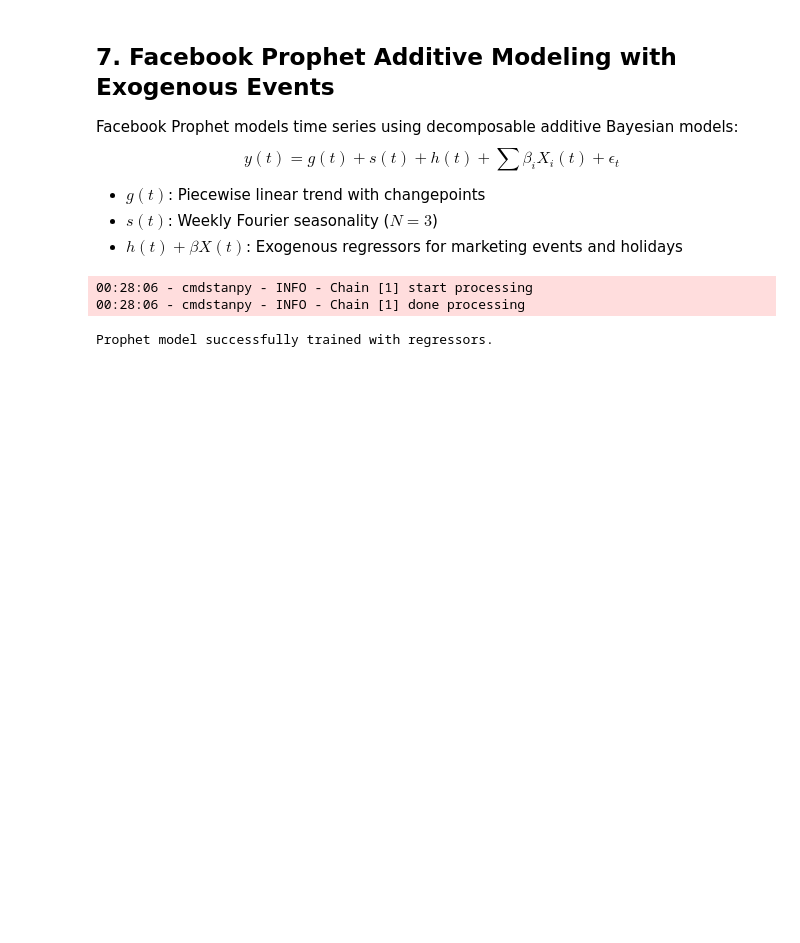
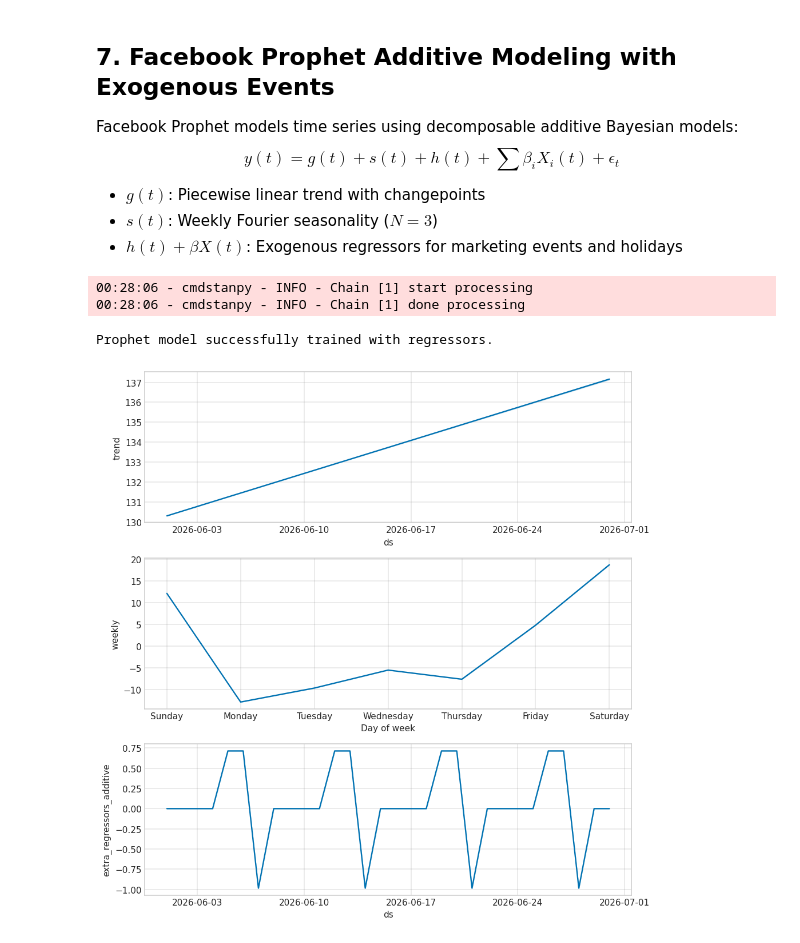
Before and after one commit to amitsinghbhadouriya/Data-science-with-python-and-R-intern-tasks, a Jupyter notebook: time_series_forecasting_task/Time_Series_Forecasting_ARIMA_Prophet.ipynb, the cells around one changed output. Drawn from its saved outputs; the diff is of its cells as text; code cells hidden in the pictures; blank space fills up the shorter version.

Commit message:
feat(forecasting): decompose Prophet components into trend, weekly, and event impacts

```diff
--- a/time_series_forecasting_task/Time_Series_Forecasting_ARIMA_Prophet.ipynb
+++ b/time_series_forecasting_task/Time_Series_Forecasting_ARIMA_Prophet.ipynb
@@ -373,3 +373,12 @@ print('Prophet model successfully trained with regressors.')
 00:28:06 - cmdstanpy - INFO - Chain [1] start processing
 00:28:06 - cmdstanpy - INFO - Chain [1] done processing
 Prophet model successfully trained with regressors.
+# %%
+future_holdout = test_df.reset_index().rename(columns={'date': 'ds'})
+prophet_test_pred = m.predict(future_holdout[['ds', 'marketing_event', 'holiday']])
+
+fig = m.plot_components(prophet_test_pred)
+plt.tight_layout()
+plt.show()
+# %% [output]
+[figure, added]
```
